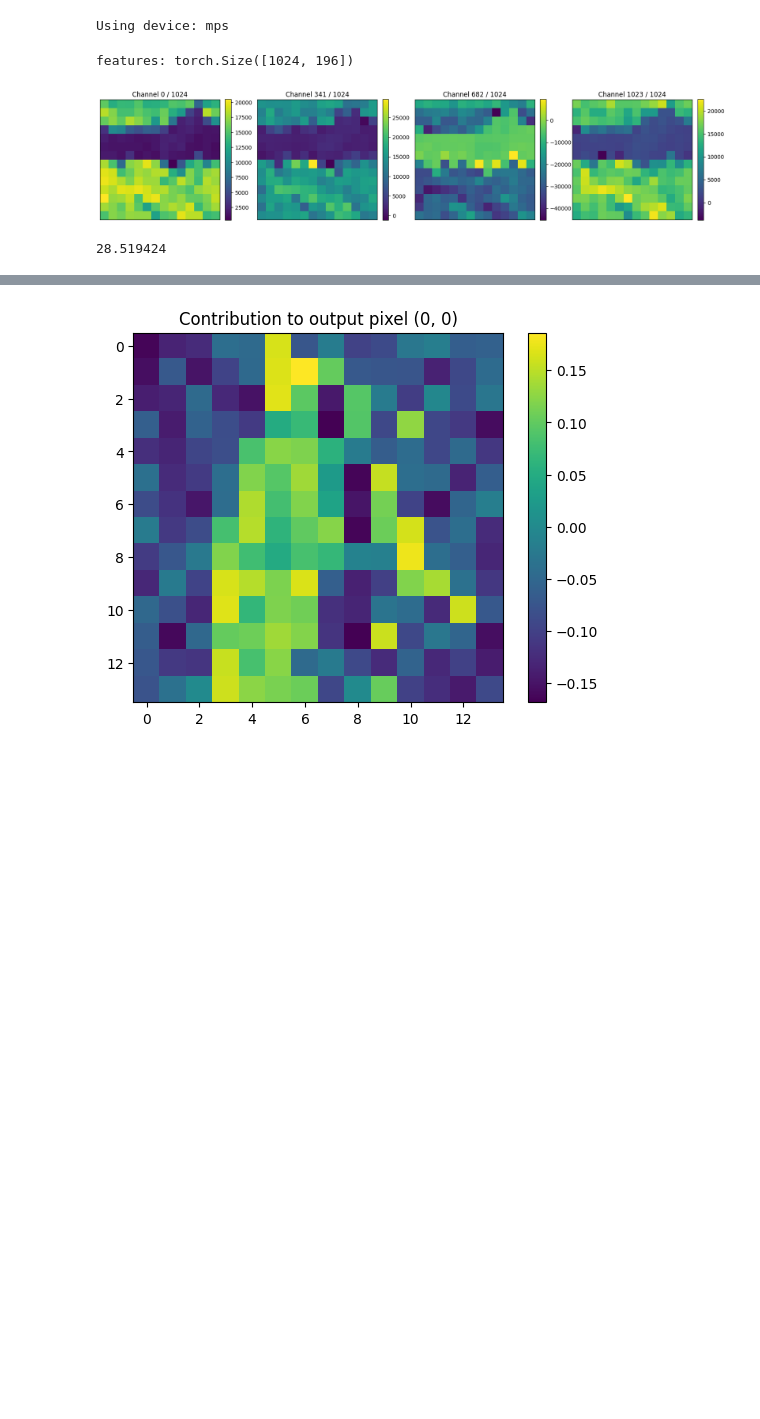
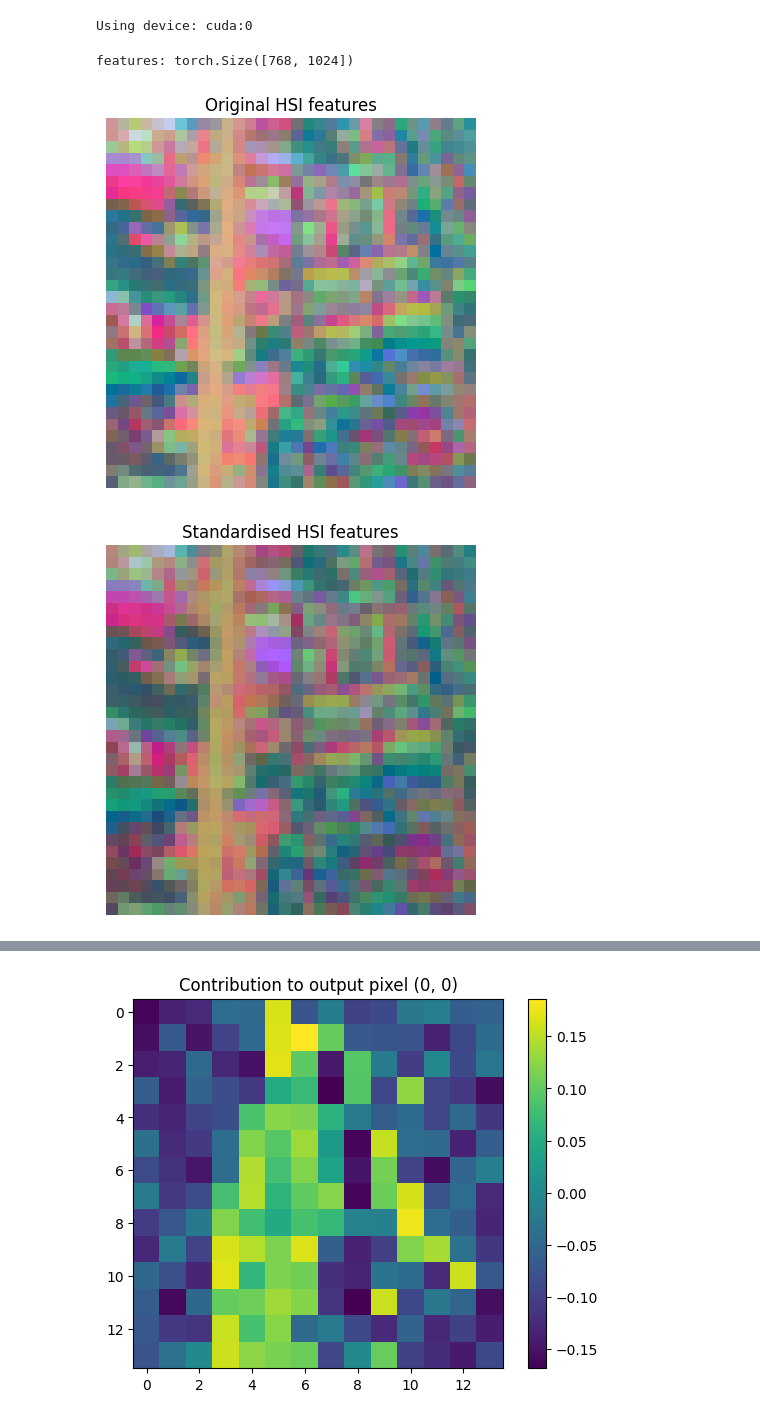
Before and after one commit to edabier/SS-HSU_benchmark, a Jupyter notebook: fm_unmixing.ipynb, the cells around one changed output, grey strips where cells are left out. Cells and saved outputs as stored; diff of their text form; code cells hidden in the pictures; blank space fills up the shorter version.

```diff
--- a/fm_unmixing.ipynb
+++ b/fm_unmixing.ipynb
@@ -11,13 +11,13 @@ import numpy as np
 from tqdm import tqdm
 import gc
 
-# global_path = "/home/ids/edabier/HSU"
+global_path = "/home/ids/edabier/HSU"
 # global_path = "/home/edabier/Documents/Thèse/benchmark"
-global_path = "/Users/edabier/Documents/Thèse/Thèse_Télécom"
-# sys.path.append(f"{global_path}/HyperSIGMA/HyperspectralUnmixing")
+# global_path = "/Users/edabier/Documents/Thèse/Thèse_Télécom"
+sys.path.append(f"{global_path}/HyperSIGMA/HyperspectralUnmixing")
 sys.path.append(f"{global_path}/SS-HSU_benchmark")
-# from mmengine.optim import build_optim_wrapper
-# from mmcv__custom import custom_layer_decay_optimizer_constructor
+from mmengine.optim import build_optim_wrapper
+from mmcv__custom import custom_layer_decay_optimizer_constructor
 
 from src.utils import utils, losses, plots, extractor
 from src.models import models, upsamplers, foundation_models as rsfm, unmixers as unmx
@@ -36,5 +36,5 @@ else:
     dev = "cpu"
     print(f"Using device: {dev}")
 # %% [output]
-Using device: mps
+Using device: cuda:0
 # %%
@@ -63,8 +62,8 @@ with open(wavelengths_path, "r") as file:
     lines = file.readlines()
     wavelengths = [float(line.strip()) for line in lines if line.strip()]
 # %%
-fm_name = "DOFA"
-fm, Y_init_f, new_H = rsfm.create_fm(fm_name, Y_init, size="large", version="v1", path=global_path)
+fm_name = "SpecViT"
+fm, Y_init_f, new_H = rsfm.create_fm(fm_name, Y_init, size="base", version="v1", path=global_path)
 
 _, features = rsfm.extract_f(fm, Y_init, new_H, wavelengths)
 
@@ -72,16 +71,26 @@ D = int(features.shape[0])
 alpha = int(features.shape[1]**0.5)
 
 print(f"features: {features.shape}")
-plots.plot_hsi(features.reshape(D, alpha, alpha), 4)
-plt.show()
+# plots.plot_hsi(features.reshape(D, alpha, alpha), 4)
+# plt.show()
 # plots.plot_pca_features(features)
 
-unmixer = unmx.UnmixingFromFeatures(D=D, H=new_H, alpha=alpha, B=B, c=c, upsampler="Features_fusion", n_features=1)
-sum(p.numel() for p in unmixer.upsample.parameters() if p.requires_grad)/1e6
+# unmixer = unmx.UnmixingFromFeatures(D=D, H=new_H, alpha=alpha, B=B, c=c, upsampler="Features_fusion", n_features=1)
+# sum(p.numel() for p in unmixer.upsample.parameters() if p.requires_grad)/1e6
 # %% [output]
-features: torch.Size([1024, 196])
+features: torch.Size([768, 1024])
-[figure, removed]
-28.519424
+# %%
+# plots.plot_hsi(Y_init, title="Original HSI")
+# plots.plot_hsi(Y_init_n, title="Standardised HSI")
+# plt.show()
+
+_, features = rsfm.extract_f(fm, Y_init, new_H, wavelengths)
+_, features_n = rsfm.extract_f(fm, Y_init_n, new_H, wavelengths)
+plots.plot_pca_features(features, title="Original HSI features")
+plots.plot_pca_features(features_n, "Standardised HSI features")
+# %% [output]
+[figure, added]
+[figure, added]
 # %%
 # """Features fusion from shift upsampled feat"""
 
```
Also changed, not shown: parts of 3 cells of this notebook, 6 other files.
